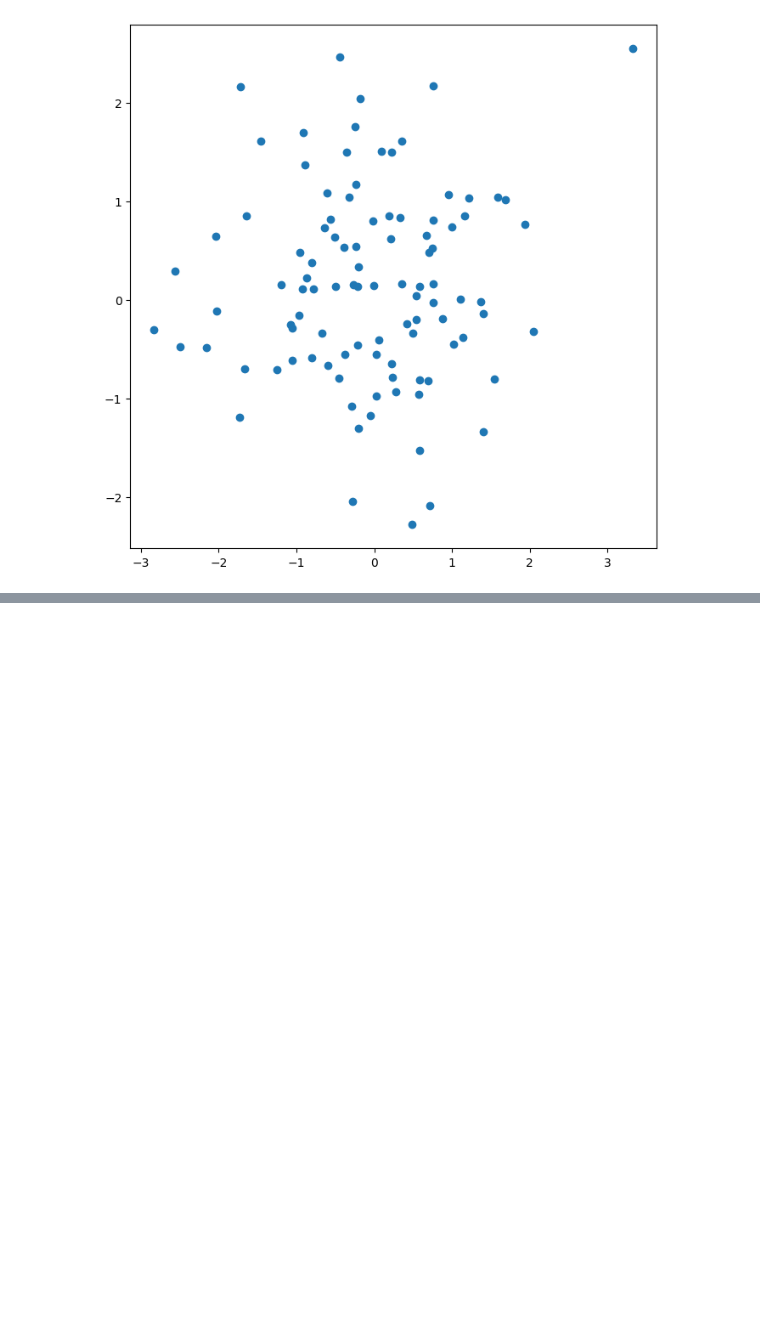
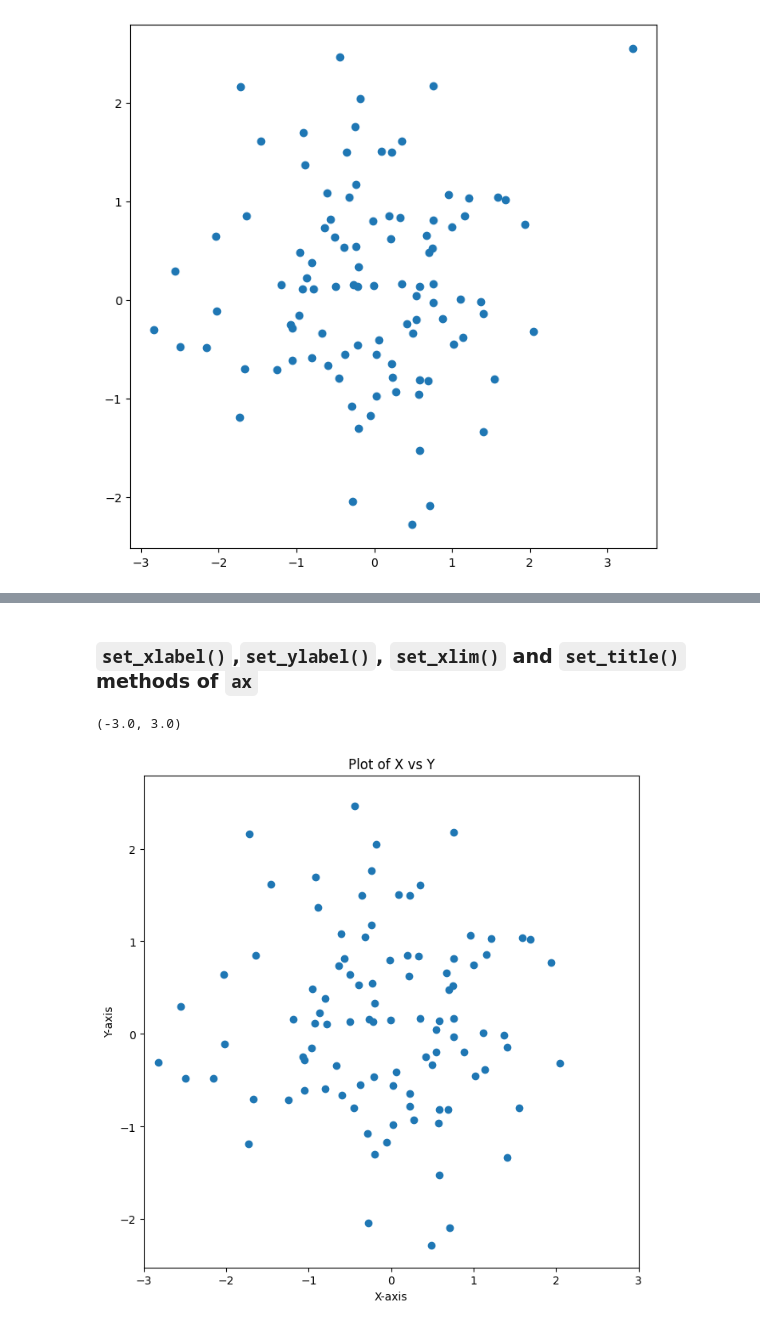
Before and after one commit to Xiaoke1982/statistical_learning_python, a Jupyter notebook: notebooks/1_Introduction_to_Python.ipynb, the cells around one changed output, grey strips where cells are left out. Saved outputs shown, nothing was run; the diff lists cells and outputs as text; code cells hidden in the pictures; blank space fills up the shorter version.

Commit message:
updated basics of graphs, generated figures and stored them into figures folder

```diff
--- a/notebooks/1_Introduction_to_Python.ipynb
+++ b/notebooks/1_Introduction_to_Python.ipynb
@@ -231,0 +237,13 @@ ax.plot(x, y,"o");
+# %% [markdown]
+### `set_xlabel()`,`set_ylabel()`, `set_xlim()` and `set_title()` methods of `ax`
+# %%
+fig, ax = subplots(figsize=(8,8))
+
+ax.scatter(x, y, marker="o")
+ax.set_xlabel("X-axis")
+ax.set_ylabel("Y-axis")
+ax.set_title("Plot of X vs Y");
+ax.set_xlim([-3,3])
+# %% [output]
+(-3.0, 3.0)
+[figure, added]
```
Also changed, not shown: parts of 21 cells of this notebook, 4 other files.
